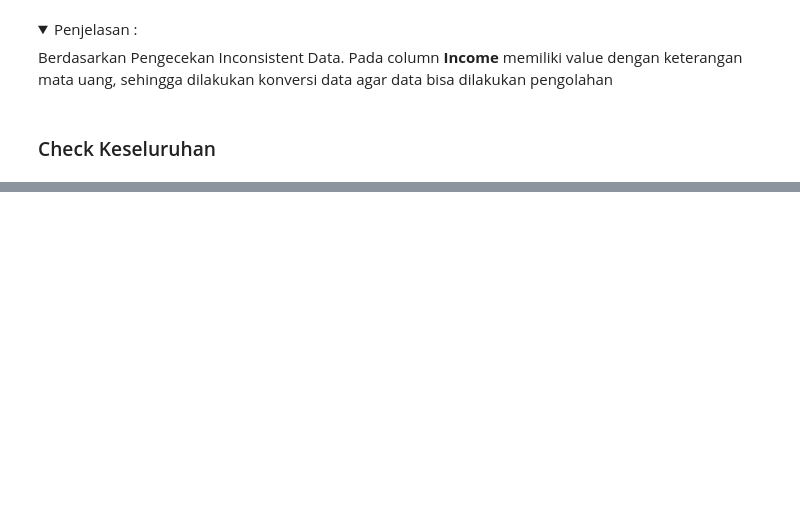
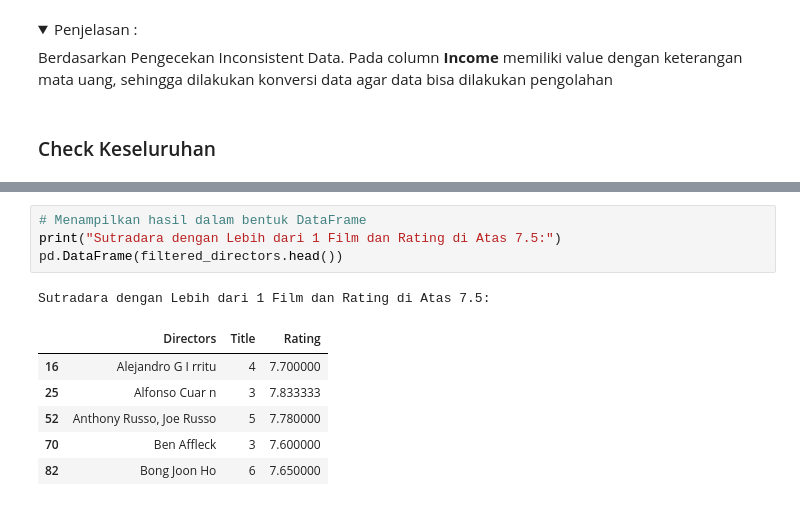
Before and after one commit to MRendiks/Indicator-BackendTest, a Jupyter notebook: Test_Tambahan_Backend/src/no_4/Analytic_Data.ipynb, the cells around one changed output, grey strips where cells are left out. Saved outputs shown, nothing was run; the diff lists cells and outputs as text; folded sections open; blank space fills up the shorter version.

```diff
--- a/Test_Tambahan_Backend/src/no_4/Analytic_Data.ipynb
+++ b/Test_Tambahan_Backend/src/no_4/Analytic_Data.ipynb
@@ -322,0 +359,12 @@ Column 'Certificate' has inconsistent data: ['PG-13' 'PG' 'R' 'Not Rated' 'Unrat
+# %%
+# Menampilkan hasil dalam bentuk DataFrame
+print("Sutradara dengan Lebih dari 1 Film dan Rating di Atas 7.5:")
+pd.DataFrame(filtered_directors.head())
+# %% [output]
+Sutradara dengan Lebih dari 1 Film dan Rating di Atas 7.5:
+|  | Directors | Title | Rating |
+| 16 | Alejandro G I rritu | 4 | 7.700000 |
+| 25 | Alfonso Cuar n | 3 | 7.833333 |
+| 52 | Anthony Russo, Joe Russo | 5 | 7.780000 |
+| 70 | Ben Affleck | 3 | 7.600000 |
+| 82 | Bong Joon Ho | 6 | 7.650000 |
```
Also changed, not shown: parts of 25 cells of this notebook, 2 other files.
